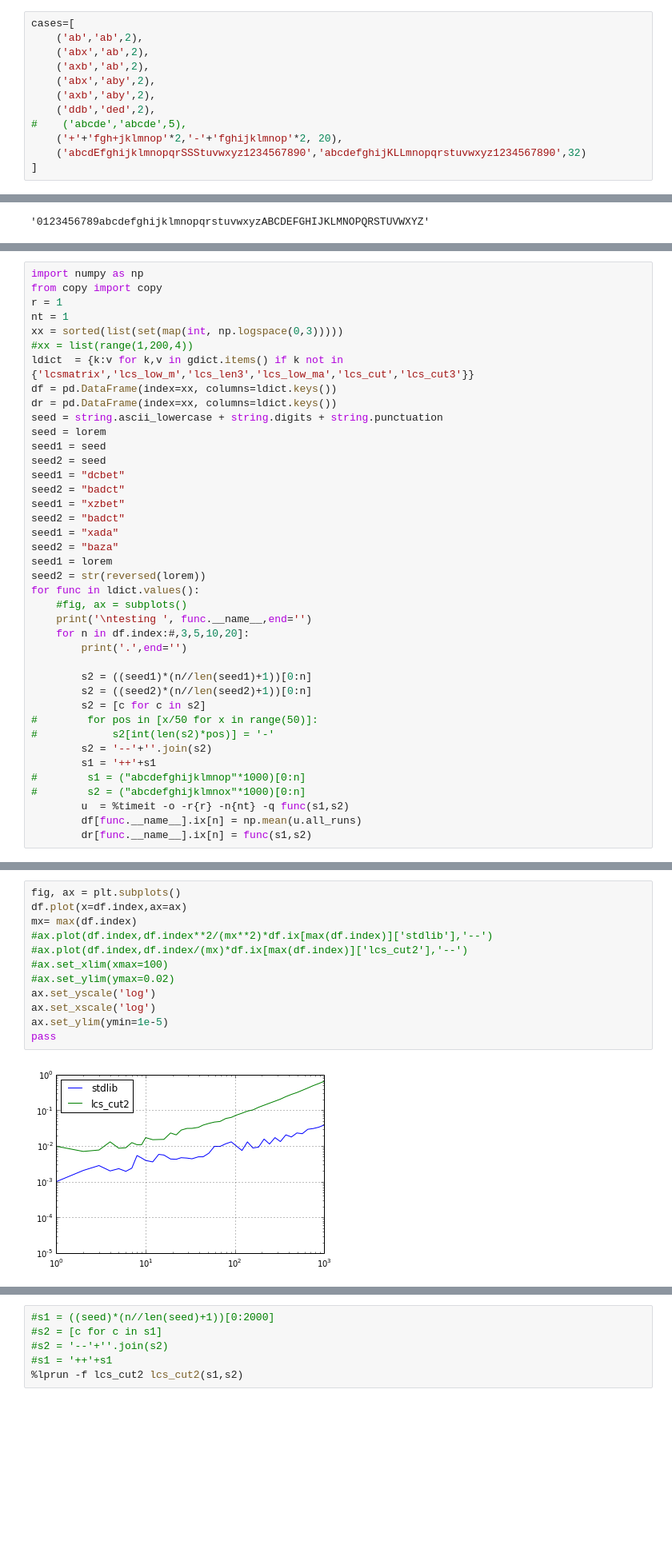
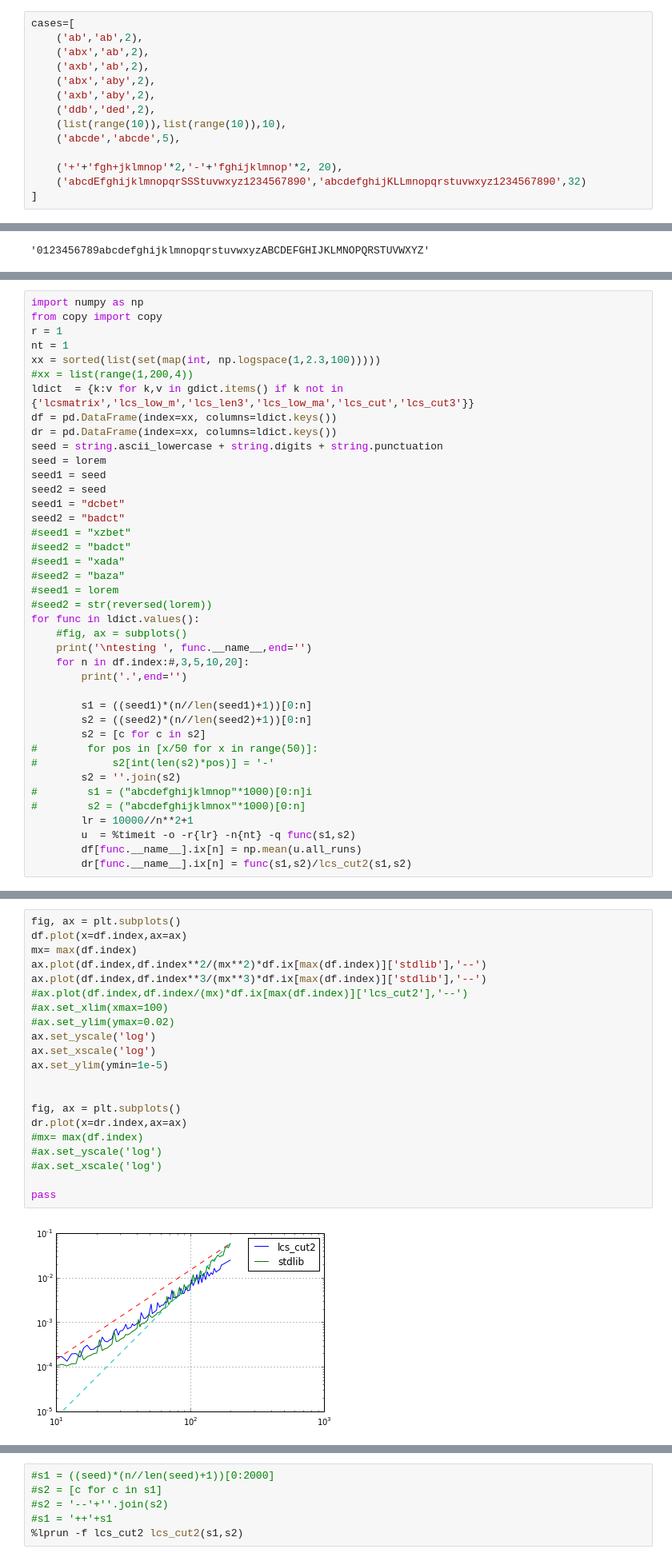
Before and after one commit to Carreau/difflib2.py, a Jupyter notebook: examples/difflib2.ipynb, the cells around one changed output, grey strips where cells are left out. Shown: that part at 80% size. Saved outputs shown, nothing was run; the diff lists cells and outputs as text; blank space fills up the shorter version.

```diff
--- a/examples/difflib2.ipynb
+++ b/examples/difflib2.ipynb
@@ -27,7 +27,9 @@ cases=[
     ('abx','aby',2),
     ('axb','aby',2),
     ('ddb','ded',2),
-#    ('abcde','abcde',5),
+    (list(range(10)),list(range(10)),10),
+    ('abcde','abcde',5),
+
     ('+'+'fgh+jklmnop'*2,'-'+'fghijklmnop'*2, 20),
     ('abcdEfghijklmnopqrSSStuvwxyz1234567890','abcdefghijKLLmnopqrstuvwxyz1234567890',32)
 ]
@@ -677,7 +675,7 @@ import numpy as np
 from copy import copy
 r = 1
 nt = 1
-xx = sorted(list(set(map(int, np.logspace(0,3)))))
+xx = sorted(list(set(map(int, np.logspace(1,2.3,100)))))
 #xx = list(range(1,200,4))
 ldict  = {k:v for k,v in gdict.items() if k not in {'lcsmatrix','lcs_low_m','lcs_len3','lcs_low_ma','lcs_cut','lcs_cut3'}}
 df = pd.DataFrame(index=xx, columns=ldict.keys())
@@ -688,28 +686,28 @@ seed1 = seed
 seed2 = seed
 seed1 = "dcbet"
 seed2 = "badct"
-seed1 = "xzbet"
-seed2 = "badct"
-seed1 = "xada"
-seed2 = "baza"
-seed1 = lorem
-seed2 = str(reversed(lorem))
+#seed1 = "xzbet"
+#seed2 = "badct"
+#seed1 = "xada"
+#seed2 = "baza"
+#seed1 = lorem
+#seed2 = str(reversed(lorem))
 for func in ldict.values():
     #fig, ax = subplots()
     print('\ntesting ', func.__name__,end='')
     for n in df.index:#,3,5,10,20]:
         print('.',end='')
 
-        s2 = ((seed1)*(n//len(seed1)+1))[0:n]
+        s1 = ((seed1)*(n//len(seed1)+1))[0:n]
         s2 = ((seed2)*(n//len(seed2)+1))[0:n]
         s2 = [c for c in s2]
 #        for pos in [x/50 for x in range(50)]:
 #            s2[int(len(s2)*pos)] = '-'
-        s2 = '--'+''.join(s2)
-        s1 = '++'+s1
-#        s1 = ("abcdefghijklmnop"*1000)[0:n]
+        s2 = ''.join(s2)
+#        s1 = ("abcdefghijklmnop"*1000)[0:n]i
 #        s2 = ("abcdefghijklmnox"*1000)[0:n]
-        u  = %timeit -o -r{r} -n{nt} -q func(s1,s2)
+        lr = 10000//n**2+1
+        u  = %timeit -o -r{lr} -n{nt} -q func(s1,s2)
         df[func.__name__].ix[n] = np.mean(u.all_runs)
-        dr[func.__name__].ix[n] = func(s1,s2)
+        dr[func.__name__].ix[n] = func(s1,s2)/lcs_cut2(s1,s2)
 # %% [output]
@@ -718,14 +716,23 @@ testing  lcs_cut2..........................................
 # %%
 fig, ax = plt.subplots()
 df.plot(x=df.index,ax=ax)
 mx= max(df.index)
-#ax.plot(df.index,df.index**2/(mx**2)*df.ix[max(df.index)]['stdlib'],'--')
+ax.plot(df.index,df.index**2/(mx**2)*df.ix[max(df.index)]['stdlib'],'--')
+ax.plot(df.index,df.index**3/(mx**3)*df.ix[max(df.index)]['stdlib'],'--')
 #ax.plot(df.index,df.index/(mx)*df.ix[max(df.index)]['lcs_cut2'],'--')
 #ax.set_xlim(xmax=100)
 #ax.set_ylim(ymax=0.02)
 ax.set_yscale('log')
 ax.set_xscale('log')
 ax.set_ylim(ymin=1e-5)
+
+
+fig, ax = plt.subplots()
+dr.plot(x=dr.index,ax=ax)
+#mx= max(df.index)
+#ax.set_yscale('log')
+#ax.set_xscale('log')
+
 pass
 # %% [output]
-[figure, old version]
+[figure, new version]
```
Also changed, not shown: parts of 19 cells of this notebook.
